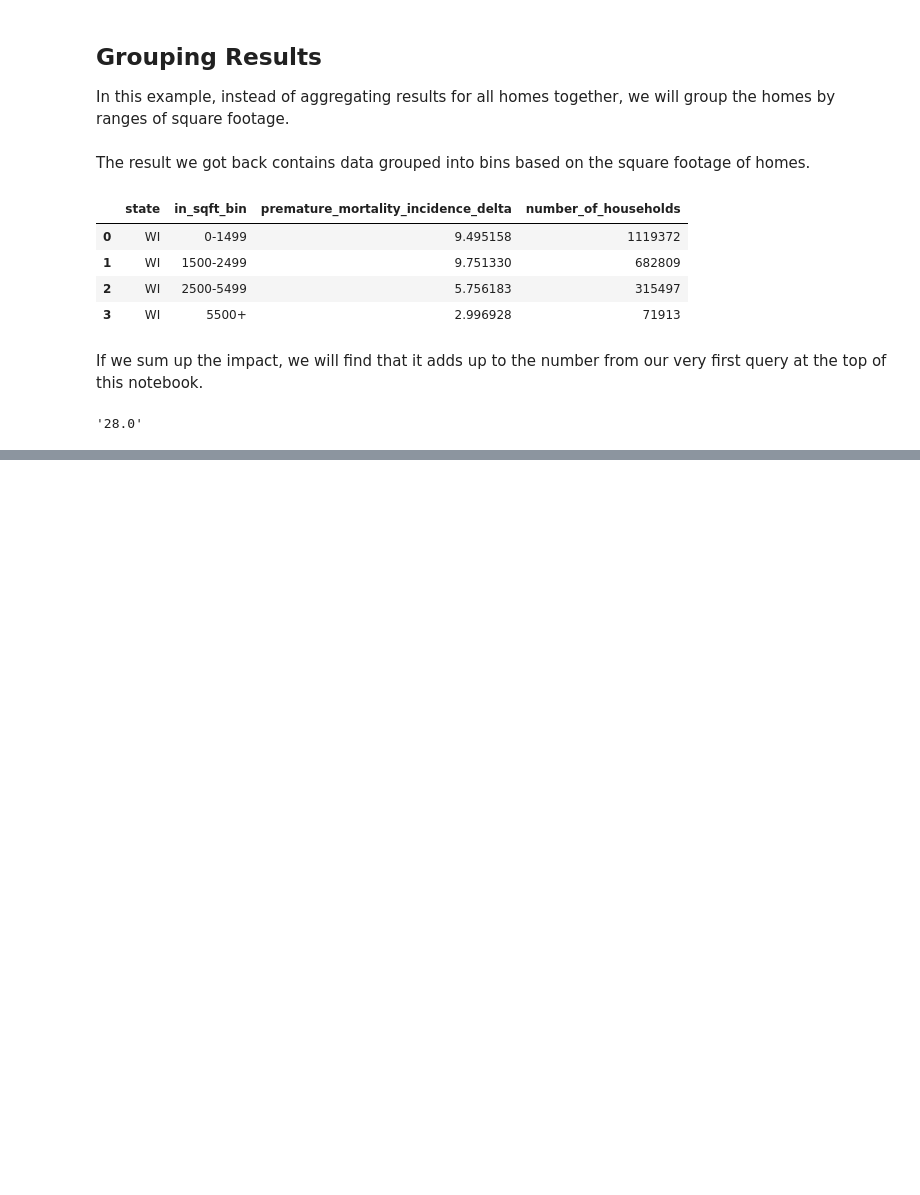
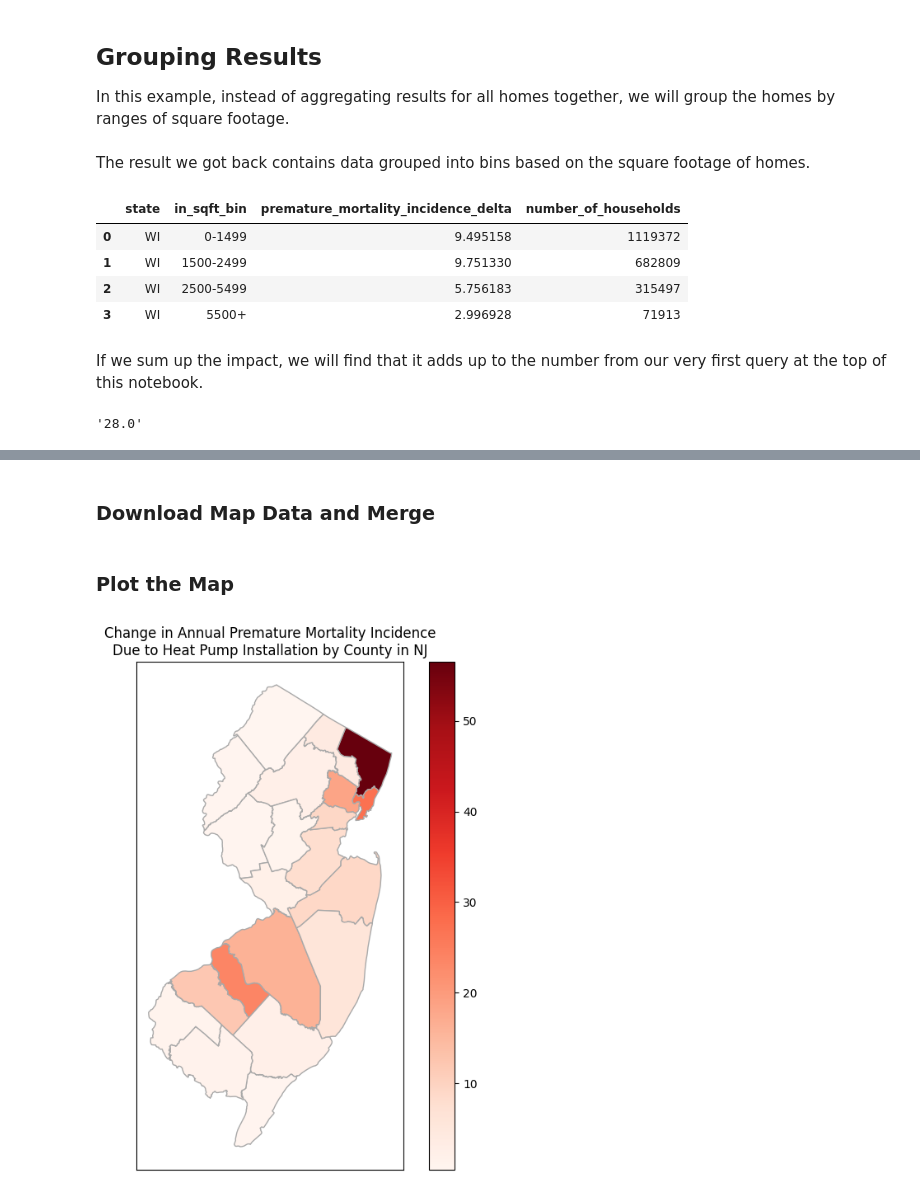
Before and after one commit to rewiringamerica/api_demos, a Jupyter notebook: notebooks/Health Impacts.ipynb, the cells around one changed output, grey strips where cells are left out. Cells and saved outputs as stored; diff of their text form; code cells hidden in the pictures; blank space fills up the shorter version.

```diff
--- a/notebooks/Health Impacts.ipynb
+++ b/notebooks/Health Impacts.ipynb
@@ -354,0 +371,28 @@ f"{grouped_sum:.1f}"
+# %% [markdown]
+### Download Map Data and Merge
+# %%
+gdf_nj_counties = ced.download(
+    ACS5, 2023,
+    ["NAME"],
+    state=NJ, county="*",
+    with_geometry=True
+)
+# %%
+gdf_map = gdf_nj_counties.merge(df_data_nj_counties, left_on="COUNTY", right_on="county")
+# %% [markdown]
+### Plot the Map
+# %%
+ax = cem.plot_map(
+    gdf_map,
+    "premature_mortality_incidence_delta",
+    cmap="Reds",
+    edgecolor="darkgray",
+    figsize=(8, 8),
+    legend=True
+)
+
+ax.set_title(
+    "Change in Annual Premature Mortality Incidence\n"
+    "Due to Heat Pump Installation by County in NJ");
+# %% [output]
+[figure, added]
```
Also changed, not shown: parts of 2 cells of this notebook, 1 other file.
